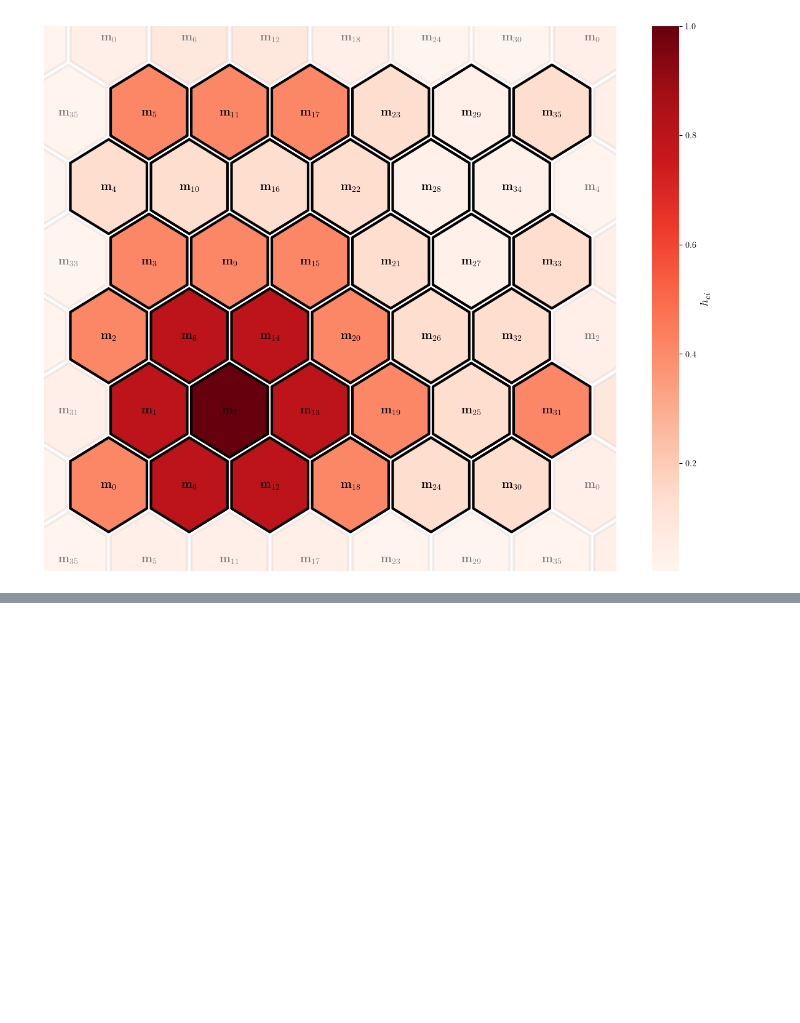
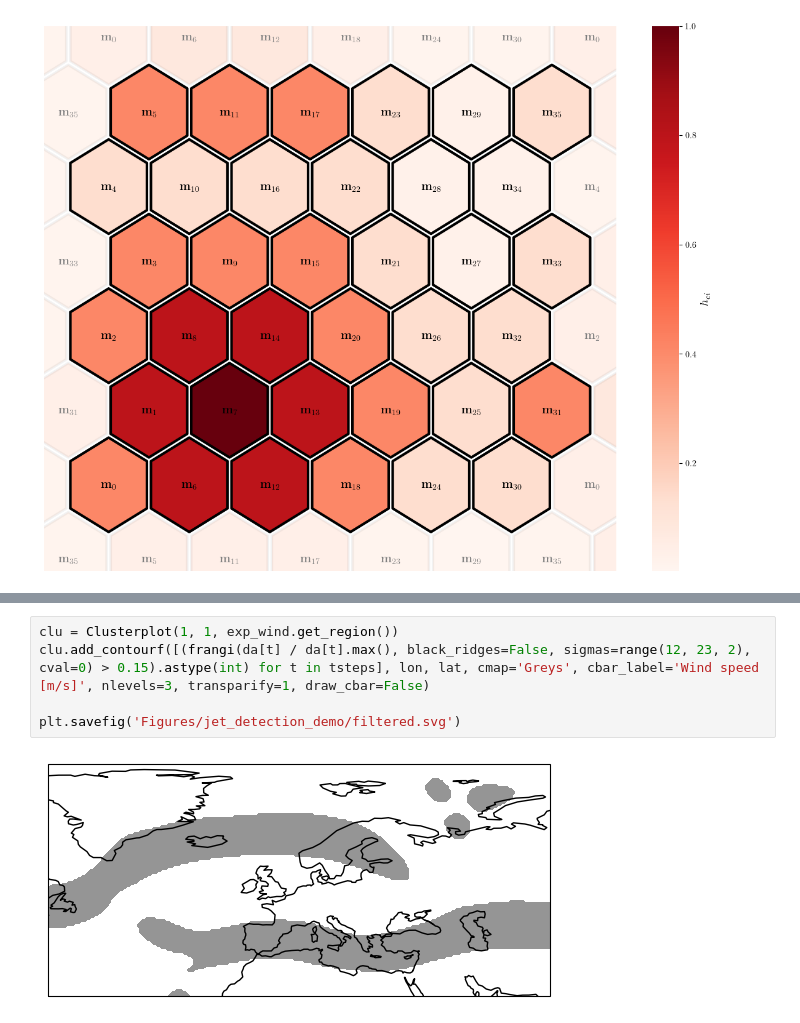
Before and after one commit to hbanderier/persistent-extremes-era5, a Jupyter notebook: presentation_plots.ipynb, the cells around one changed output, grey strips where cells are left out. Drawn from its saved outputs; the diff is of its cells as text; blank space fills up the shorter version.

```diff
--- a/presentation_plots.ipynb
+++ b/presentation_plots.ipynb
@@ -148,0 +160,7 @@ ax.set_ylim(ylims)
+# %%
+clu = Clusterplot(1, 1, exp_wind.get_region())
+clu.add_contourf([(frangi(da[t] / da[t].max(), black_ridges=False, sigmas=range(12, 23, 2), cval=0) > 0.15).astype(int) for t in tsteps], lon, lat, cmap='Greys', cbar_label='Wind speed [m/s]', nlevels=3, transparify=1, draw_cbar=False)
+
+plt.savefig('Figures/jet_detection_demo/filtered.svg')
+# %% [output]
+[figure, added]
```
Also changed, not shown: parts of 5 cells of this notebook, 14 other files.
